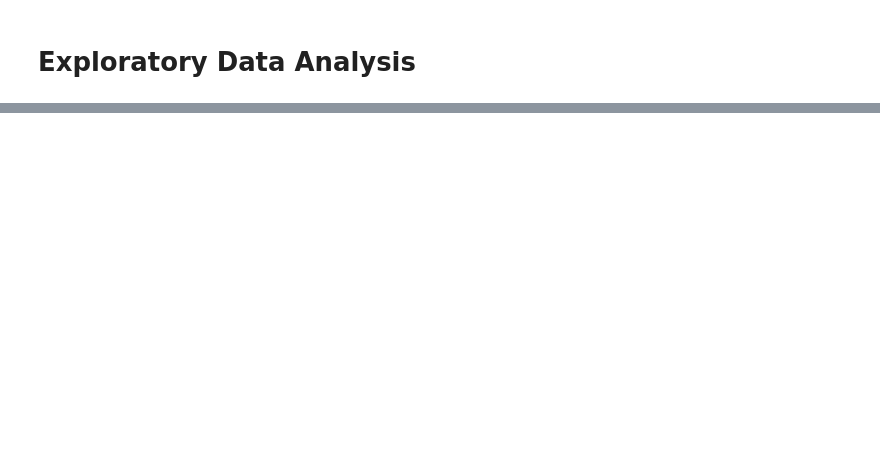
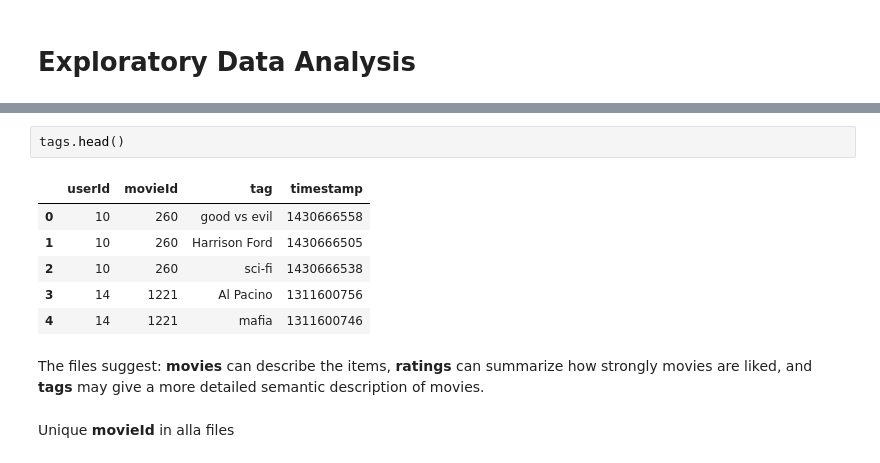
Before and after one commit to F-Degerman/Machine-Learning-FANNY-DEGERMAN, a Jupyter notebook: Assignment_1/EDA.ipynb, the cells around one changed output, grey strips where cells are left out. Cells and saved outputs as stored; diff of their text form; blank space fills up the shorter version.

```diff
--- a/Assignment_1/EDA.ipynb
+++ b/Assignment_1/EDA.ipynb
@@ -438,0 +48,13 @@ A reasonable first threshold to test is therefore:
+# %%
+tags.head()
+# %% [output]
+|  | userId | movieId | tag | timestamp |
+| 0 | 10 | 260 | good vs evil | 1430666558 |
+| 1 | 10 | 260 | Harrison Ford | 1430666505 |
+| 2 | 10 | 260 | sci-fi | 1430666538 |
+| 3 | 14 | 1221 | Al Pacino | 1311600756 |
+| 4 | 14 | 1221 | mafia | 1311600746 |
+# %% [markdown]
+The files suggest: **movies** can describe the items, **ratings** can summarize how strongly movies are liked, and **tags** may give a more detailed semantic description of movies.
+# %% [markdown]
+ Unique **movieId** in alla files
```
Also changed, not shown: parts of 67 cells of this notebook, 8 other files.
